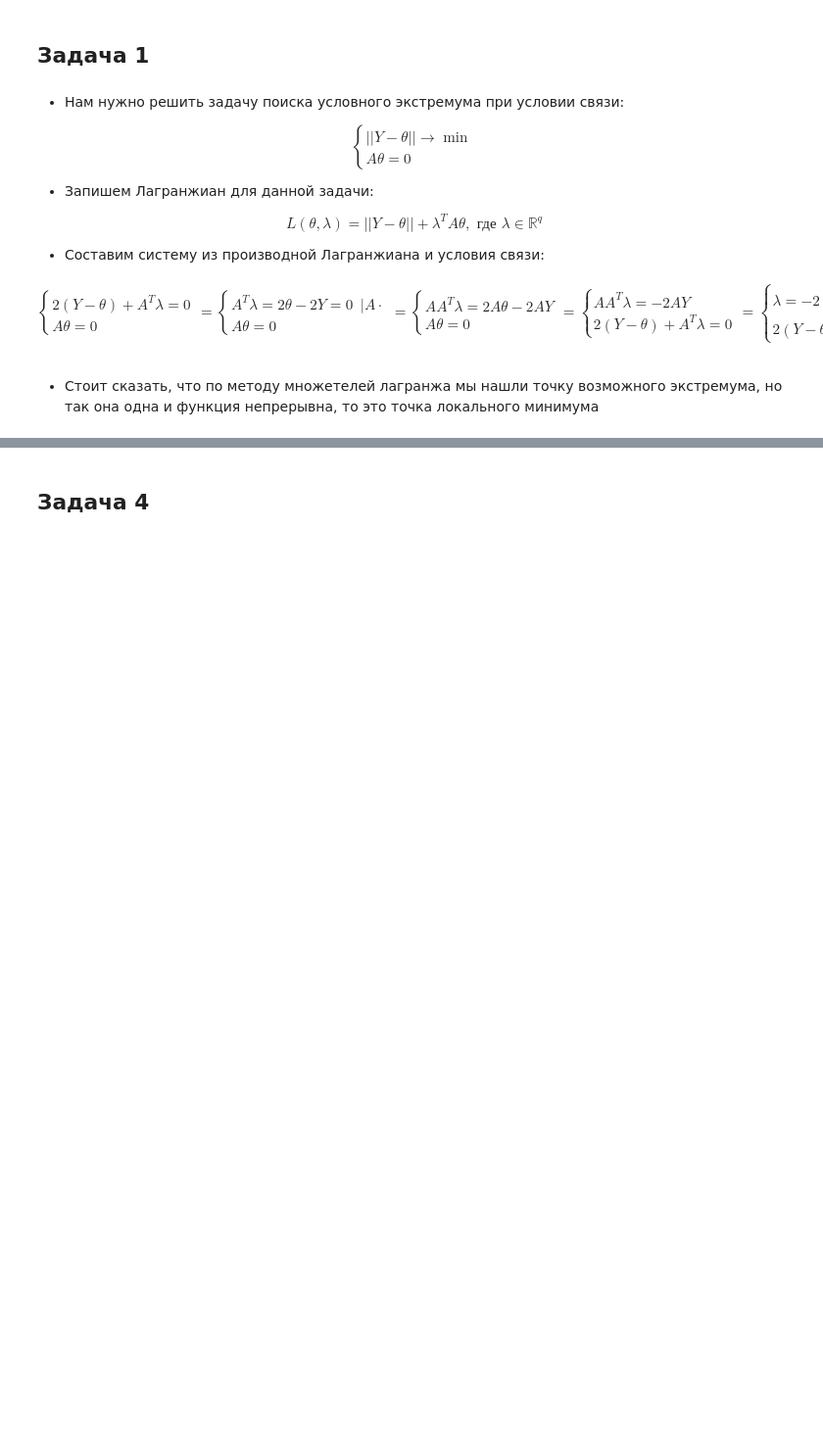
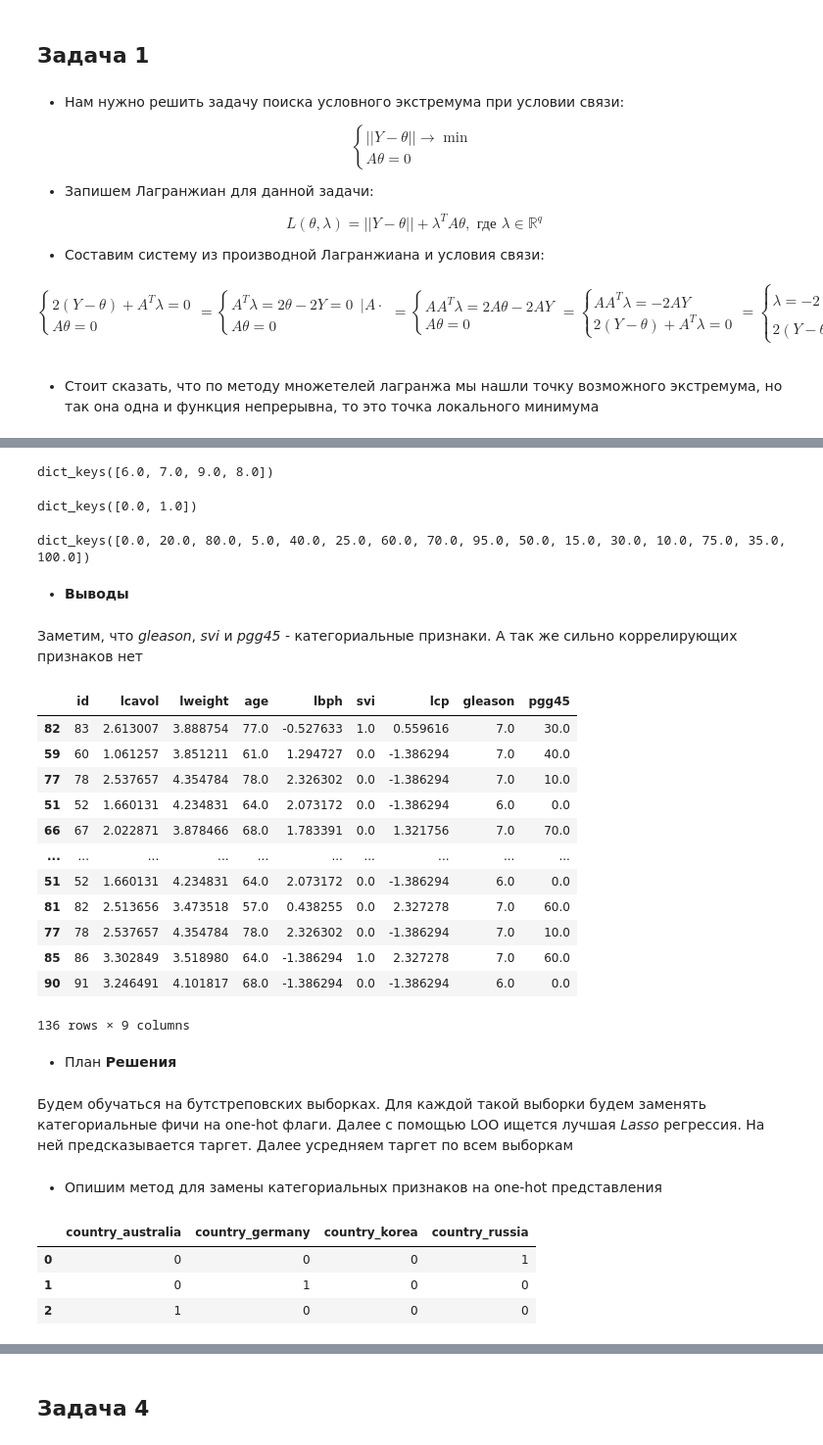
Before and after one commit to alex-kozinov/courses, a Jupyter notebook: ad-stats/09-regressions/KozinovHW9.ipynb, the cells around one changed output, grey strips where cells are left out. Shown at 98% size. Drawn from its saved outputs; the diff is of its cells as text; code cells hidden in the pictures; blank space fills up the shorter version.

```diff
--- a/ad-stats/09-regressions/KozinovHW9.ipynb
+++ b/ad-stats/09-regressions/KozinovHW9.ipynb
@@ -91,0 +106,13 @@ $$
+# %%
+sample = pd.read_csv('data/msps-2020-hw9-2/Prostate_sample.csv')
+data = pd.read_csv('data/msps-2020-hw9-2/Prostate_train_2020.csv')
+test_mask = data.lpsa.isnull()
+train_mask = ~test_mask
+
+train = shuffle(data[train_mask])
+test = data[test_mask]
+
+X_train = train[train.columns[:-1]]  # drop lpsa
+y_train = train[train.columns[-1]]
+
+X_test = test[test.columns[:-1]]
@@ -91,0 +155,38 @@ $$
+# %%
+Counter(train.gleason).keys()
+# %% [output]
+dict_keys([6.0, 7.0, 9.0, 8.0])
+# %%
+Counter(train.svi).keys()
+# %% [output]
+dict_keys([0.0, 1.0])
+# %%
+Counter(train.pgg45).keys()
+# %% [output]
+dict_keys([0.0, 20.0, 80.0, 5.0, 40.0, 25.0, 60.0, 70.0, 95.0, 50.0, 15.0, 30.0, 10.0, 75.0, 35.0, 100.0])
+# %% [markdown]
+* **Выводы**
+# %% [markdown]
+Заметим, что *gleason*, *svi* и *pgg45* - категориальные признаки. А так же сильно коррелирующих признаков нет
+# %%
+resample(X_train, y_train, n_samples=2*len(X_train))[0]
+# %% [output]
+|  | id | lcavol | lweight | age | lbph | svi | lcp | gleason | pgg45 |
+| 82 | 83 | 2.613007 | 3.888754 | 77.0 | -0.527633 | 1.0 | 0.559616 | 7.0 | 30.0 |
+| 59 | 60 | 1.061257 | 3.851211 | 61.0 | 1.294727 | 0.0 | -1.386294 | 7.0 | 40.0 |
+| 77 | 78 | 2.537657 | 4.354784 | 78.0 | 2.326302 | 0.0 | -1.386294 | 7.0 | 10.0 |
+| 51 | 52 | 1.660131 | 4.234831 | 64.0 | 2.073172 | 0.0 | -1.386294 | 6.0 | 0.0 |
+| 66 | 67 | 2.022871 | 3.878466 | 68.0 | 1.783391 | 0.0 | 1.321756 | 7.0 | 70.0 |
+| ... | ... | ... | ... | ... | ... | ... | ... | ... | ... |
+| 51 | 52 | 1.660131 | 4.234831 | 64.0 | 2.073172 | 0.0 | -1.386294 | 6.0 | 0.0 |
+| 81 | 82 | 2.513656 | 3.473518 | 57.0 | 0.438255 | 0.0 | 2.327278 | 7.0 | 60.0 |
+| 77 | 78 | 2.537657 | 4.354784 | 78.0 | 2.326302 | 0.0 | -1.386294 | 7.0 | 10.0 |
+| 85 | 86 | 3.302849 | 3.518980 | 64.0 | -1.386294 | 1.0 | 2.327278 | 7.0 | 60.0 |
+| 90 | 91 | 3.246491 | 4.101817 | 68.0 | -1.386294 | 0.0 | -1.386294 | 6.0 | 0.0 |
+136 rows × 9 columns
+# %% [markdown]
+* План **Решения**
+# %% [markdown]
+Будем обучаться на бутстреповских выборках. Для каждой такой выборки будем заменять категориальные фичи на one-hot флаги. Далее с помощью LOO ищется лучшая *Lasso* регрессия. На ней предсказывается таргет. Далее усредняем таргет по всем выборкам
+# %% [markdown]
+* Опишим метод для замены категориальных признаков на one-hot представления
@@ -91,0 +212,11 @@ $$
+# %%
+A = pd.DataFrame({'country': ['russia', 'germany', 'australia','korea','germany']})
+B = pd.DataFrame({'country': ['russia', 'germany', 'australia','korea','germany', 'italy']})
+C = pd.DataFrame({'country': ['russia', 'germany', 'australia']})
+
+replace_categorial(A, B, ['country'])[1]
+# %% [output]
+|  | country_australia | country_germany | country_korea | country_russia |
+| 0 | 0 | 0 | 0 | 1 |
+| 1 | 0 | 1 | 0 | 0 |
+| 2 | 1 | 0 | 0 | 0 |
```
Also changed, not shown: parts of 67 cells of this notebook.
